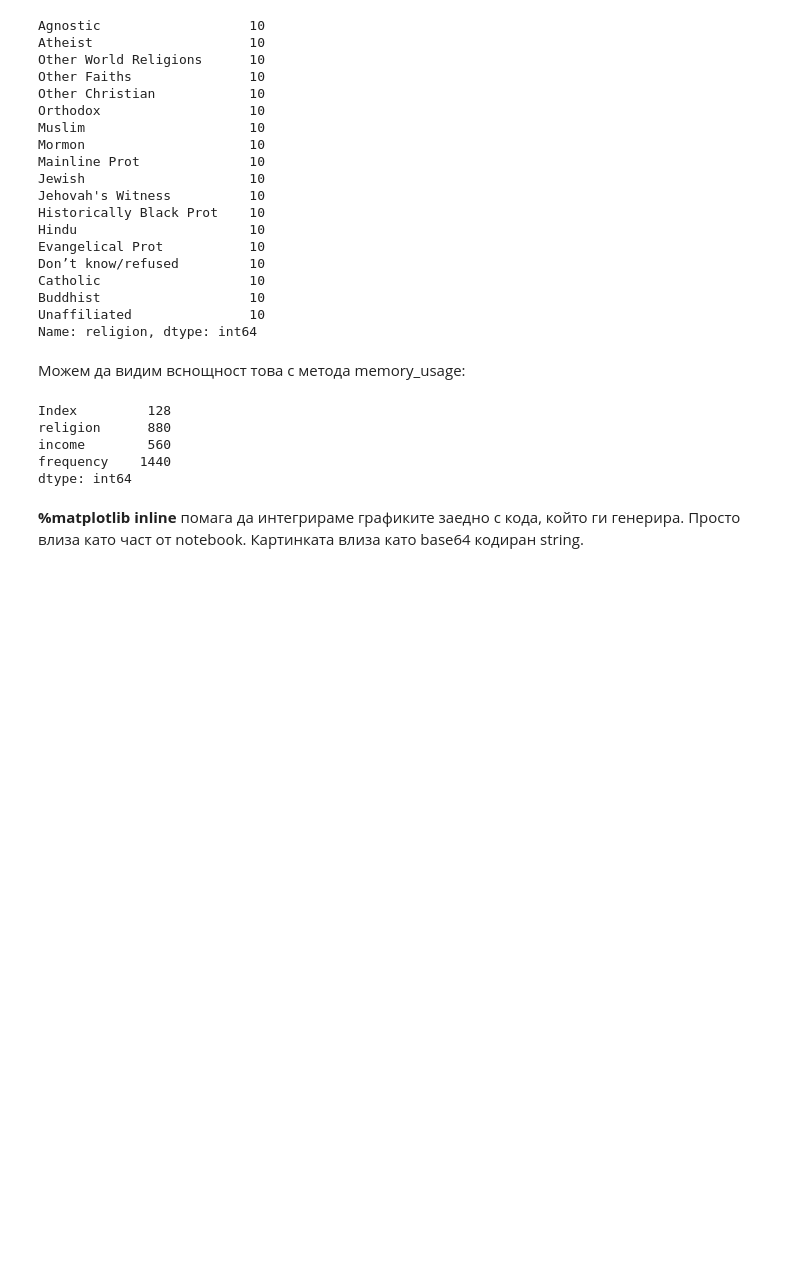
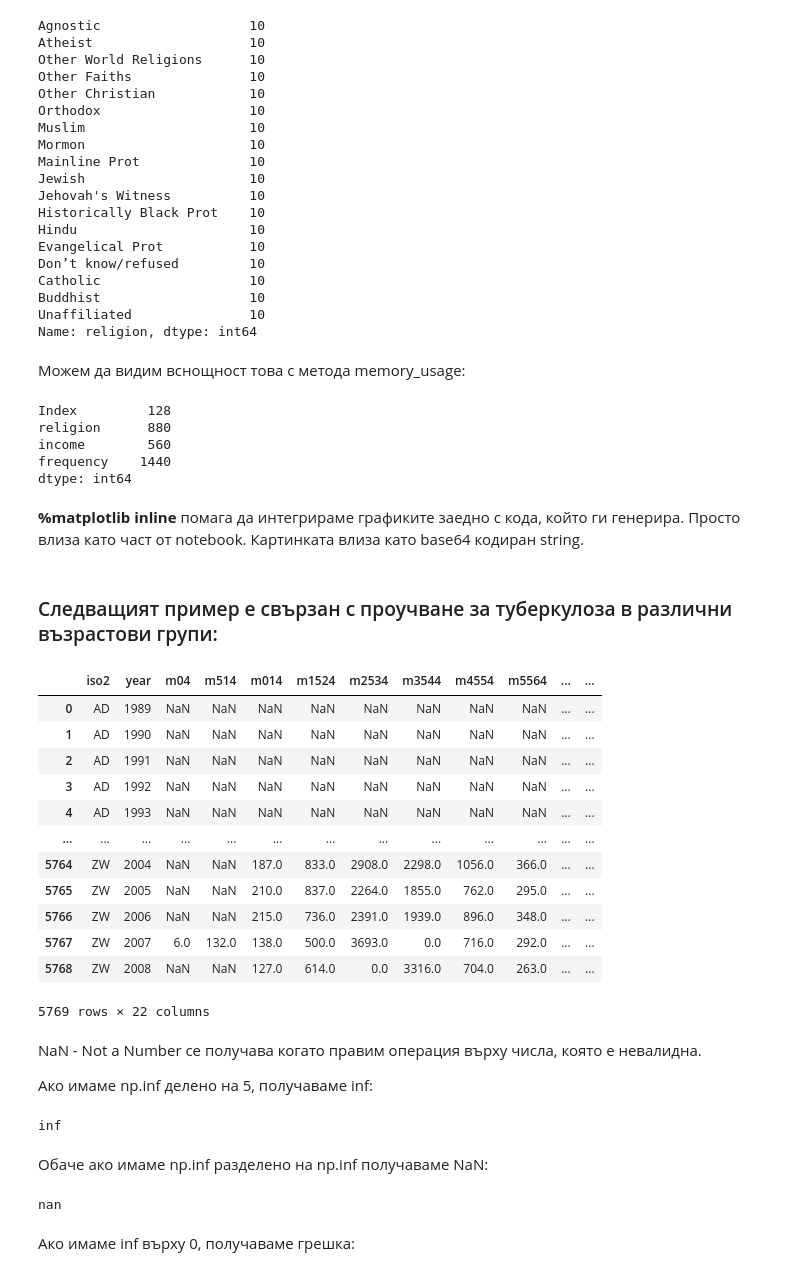
Before and after one commit to GalkaKG/Data-Science, a Jupyter notebook: 02. Data Tidying and Cleaning/Data Tidying and Cleaning.ipynb, the cells around one changed output. Saved outputs shown, nothing was run; the diff lists cells and outputs as text; code cells hidden in the pictures; blank space fills up the shorter version.

```diff
--- a/02. Data Tidying and Cleaning/Data Tidying and Cleaning.ipynb
+++ b/02. Data Tidying and Cleaning/Data Tidying and Cleaning.ipynb
@@ -310,3 +310,39 @@ frequency    1440
 dtype: int64
 # %% [markdown]
 __%matplotlib inline__ помага да интегрираме графиките заедно с кода, който ги генерира. Просто влиза като част от notebook. Картинката влиза като base64 кодиран string.
+# %% [markdown]
+### Следващият пример е свързан с проучване за туберкулоза в различни възрастови групи:
+# %%
+tb = pd.read_csv("tb.csv")
+# %%
+tb
+# %% [output]
+|  | iso2 | year | m04 | m514 | m014 | m1524 | m2534 | m3544 | m4554 | m5564 | ... | ... |
+| 0 | AD | 1989 | NaN | NaN | NaN | NaN | NaN | NaN | NaN | NaN | ... | ... |
+| 1 | AD | 1990 | NaN | NaN | NaN | NaN | NaN | NaN | NaN | NaN | ... | ... |
+| 2 | AD | 1991 | NaN | NaN | NaN | NaN | NaN | NaN | NaN | NaN | ... | ... |
+| 3 | AD | 1992 | NaN | NaN | NaN | NaN | NaN | NaN | NaN | NaN | ... | ... |
+| 4 | AD | 1993 | NaN | NaN | NaN | NaN | NaN | NaN | NaN | NaN | ... | ... |
+| ... | ... | ... | ... | ... | ... | ... | ... | ... | ... | ... | ... | ... |
+| 5764 | ZW | 2004 | NaN | NaN | 187.0 | 833.0 | 2908.0 | 2298.0 | 1056.0 | 366.0 | ... | ... |
+| 5765 | ZW | 2005 | NaN | NaN | 210.0 | 837.0 | 2264.0 | 1855.0 | 762.0 | 295.0 | ... | ... |
+| 5766 | ZW | 2006 | NaN | NaN | 215.0 | 736.0 | 2391.0 | 1939.0 | 896.0 | 348.0 | ... | ... |
+| 5767 | ZW | 2007 | 6.0 | 132.0 | 138.0 | 500.0 | 3693.0 | 0.0 | 716.0 | 292.0 | ... | ... |
+| 5768 | ZW | 2008 | NaN | NaN | 127.0 | 614.0 | 0.0 | 3316.0 | 704.0 | 263.0 | ... | ... |
+5769 rows × 22 columns
+# %% [markdown]
+NaN - Not a Number се получава когато правим операция върху числа, която е невалидна.
+
+Ако имаме np.inf делено на 5, получаваме inf:
+# %%
+np.inf / 5
+# %% [output]
+inf
+# %% [markdown]
+Обаче ако имаме np.inf разделено на np.inf получаваме NaN:
+# %%
+np.inf / np.inf
+# %% [output]
+nan
+# %% [markdown]
+Ако имаме inf върху 0, получаваме грешка:
```
Also changed, not shown: parts of 12 cells of this notebook, 1 other file.
